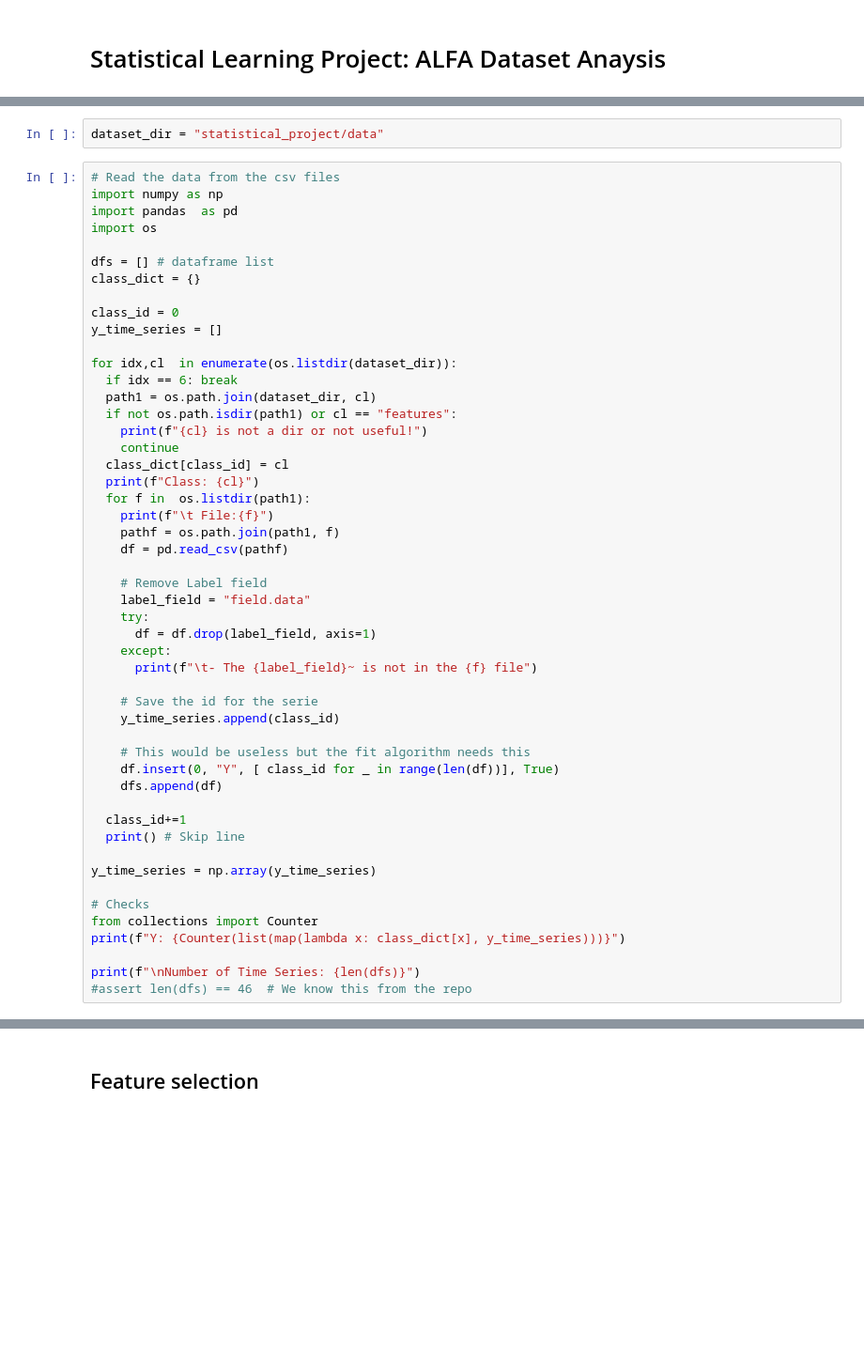
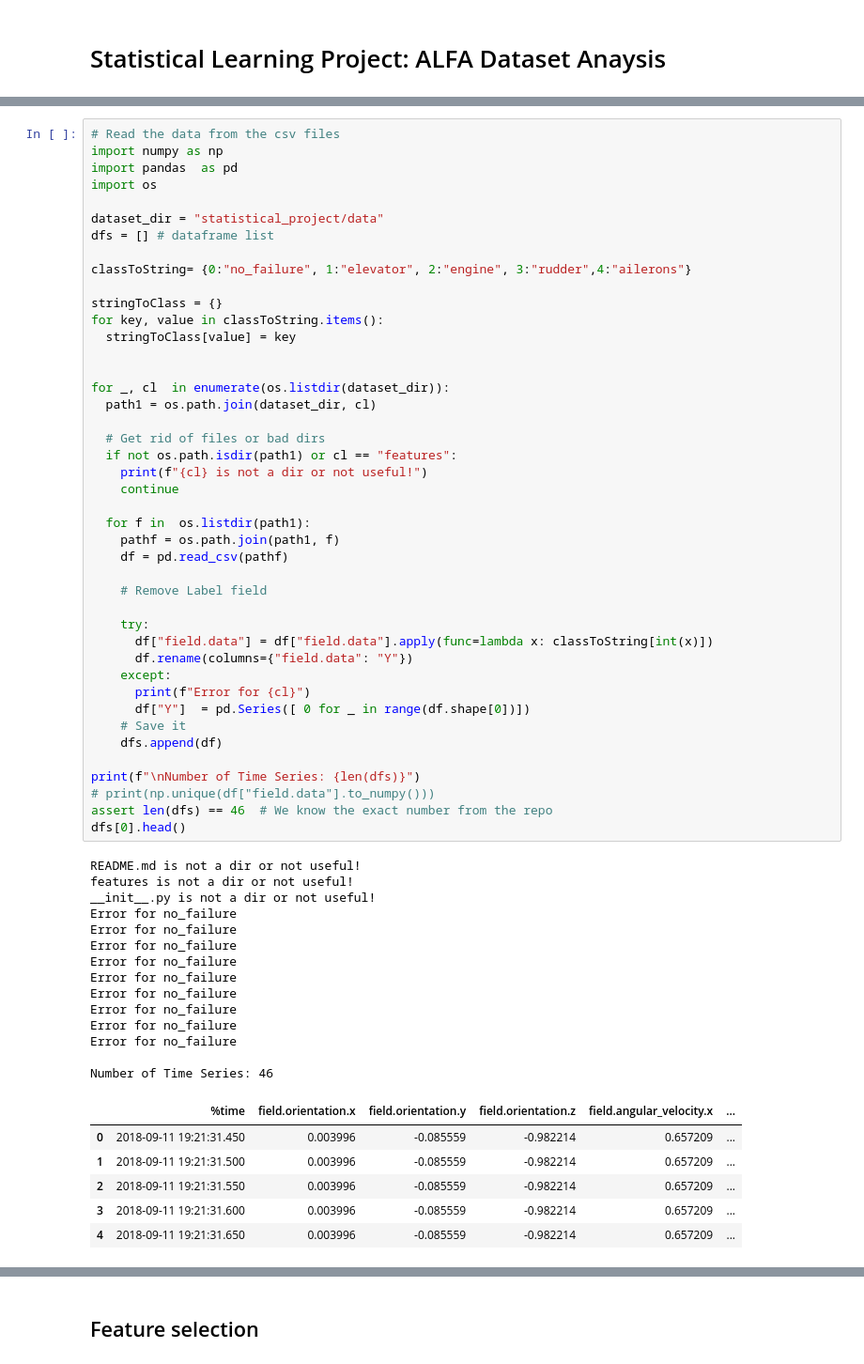
Before and after one commit to CristianMorasso/statistical_project, a Jupyter notebook: Copia_di_statiscal_learning.ipynb, the cells around one changed output, grey strips where cells are left out. Shown: that part at 94% size. Cells and saved outputs as stored; diff of their text form; blank space fills up the shorter version.

```diff
--- a/Copia_di_statiscal_learning.ipynb
+++ b/Copia_di_statiscal_learning.ipynb
@@ -32,52 +31,64 @@ fatal: destination path 'statistical_project' already exists and is not an empty
-# %%
-dataset_dir = "statistical_project/data"
 # %%
 # Read the data from the csv files
 import numpy as np
 import pandas  as pd
 import os
 
+dataset_dir = "statistical_project/data"
 dfs = [] # dataframe list
-class_dict = {}
 
-class_id = 0
-y_time_series = []
+classToString= {0:"no_failure", 1:"elevator", 2:"engine", 3:"rudder",4:"ailerons"}
 
-for idx,cl  in enumerate(os.listdir(dataset_dir)):
-  if idx == 6: break
+stringToClass = {}
+for key, value in classToString.items():
+  stringToClass[value] = key
+
+
+for _, cl  in enumerate(os.listdir(dataset_dir)):
   path1 = os.path.join(dataset_dir, cl)
+
+  # Get rid of files or bad dirs
   if not os.path.isdir(path1) or cl == "features":
     print(f"{cl} is not a dir or not useful!")
     continue
-  class_dict[class_id] = cl
-  print(f"Class: {cl}")
+
   for f in  os.listdir(path1):
-    print(f"\t File:{f}")
     pathf = os.path.join(path1, f)
     df = pd.read_csv(pathf)
 
     # Remove Label field
-    label_field = "field.data"
+
     try:
-      df = df.drop(label_field, axis=1)
+      df["field.data"] = df["field.data"].apply(func=lambda x: classToString[int(x)])
+      df.rename(columns={"field.data": "Y"})
     except:
-      print(f"\t- The {label_field}~ is not in the {f} file")
-
-    # Save the id for the serie
-    y_time_series.append(class_id)
-
-    # This would be useless but the fit algorithm needs this
-    df.insert(0, "Y", [ class_id for _ in range(len(df))], True)
+      print(f"Error for {cl}")
+      df["Y"]  = pd.Series([ 0 for _ in range(df.shape[0])])
+    # Save it
     dfs.append(df)
 
-  class_id+=1
-  print() # Skip line
-
-y_time_series = np.array(y_time_series)
-
-# Checks
-from collections import Counter
-print(f"Y: {Counter(list(map(lambda x: class_dict[x], y_time_series)))}")
-
 print(f"\nNumber of Time Series: {len(dfs)}")
-#assert len(dfs) == 46  # We know this from the repo
+# print(np.unique(df["field.data"].to_numpy()))
+assert len(dfs) == 46  # We know the exact number from the repo
+dfs[0].head()
+# %% [output]
+README.md is not a dir or not useful!
+features is not a dir or not useful!
+__init__.py is not a dir or not useful!
+Error for no_failure
+Error for no_failure
+Error for no_failure
+Error for no_failure
+Error for no_failure
+Error for no_failure
+Error for no_failure
+Error for no_failure
+Error for no_failure
+
+Number of Time Series: 46
+|  | %time | field.orientation.x | field.orientation.y | field.orientation.z | field.angular_velocity.x | ... |
+| 0 | 2018-09-11 19:21:31.450 | 0.003996 | -0.085559 | -0.982214 | 0.657209 | ... |
+| 1 | 2018-09-11 19:21:31.500 | 0.003996 | -0.085559 | -0.982214 | 0.657209 | ... |
+| 2 | 2018-09-11 19:21:31.550 | 0.003996 | -0.085559 | -0.982214 | 0.657209 | ... |
+| 3 | 2018-09-11 19:21:31.600 | 0.003996 | -0.085559 | -0.982214 | 0.657209 | ... |
+| 4 | 2018-09-11 19:21:31.650 | 0.003996 | -0.085559 | -0.982214 | 0.657209 | ... |
```
Also changed, not shown: parts of 24 cells of this notebook.
